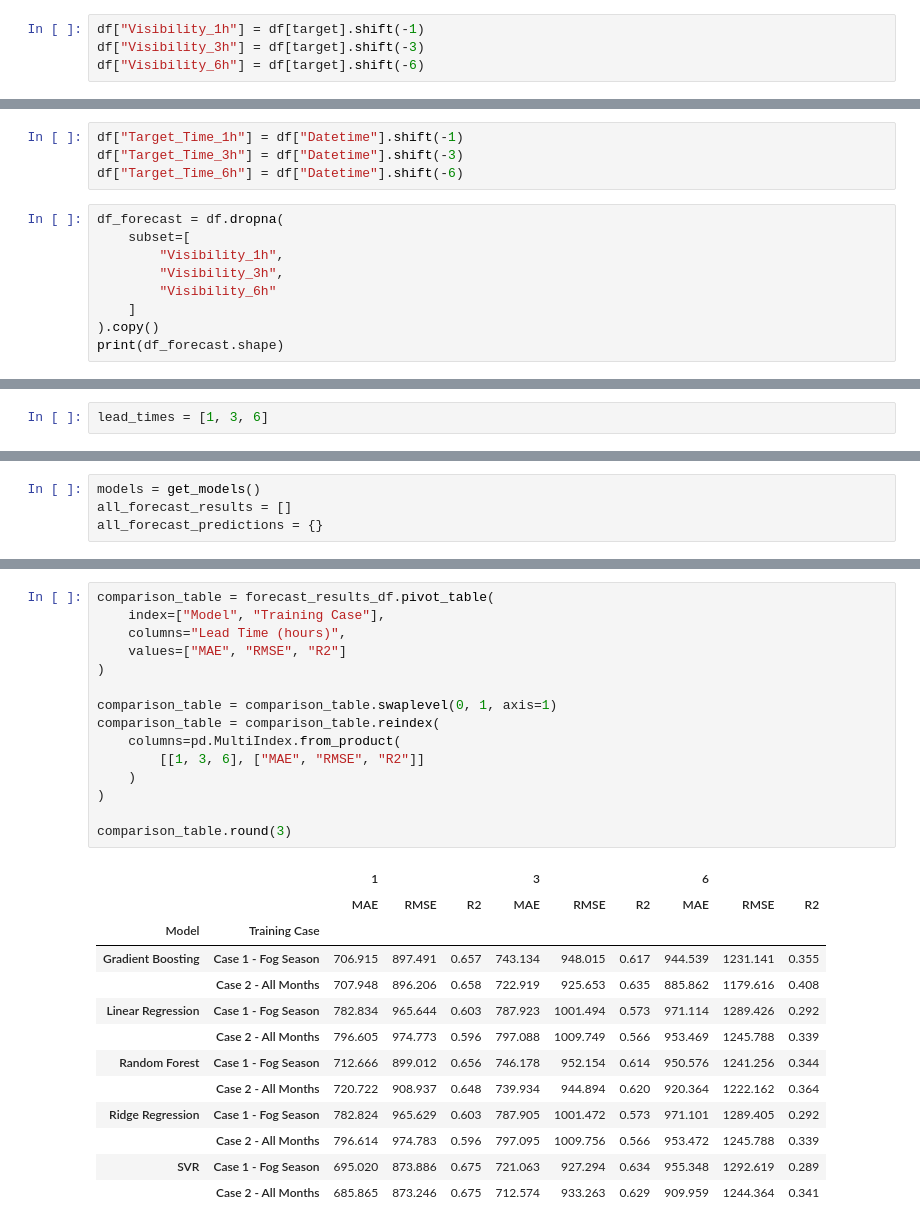
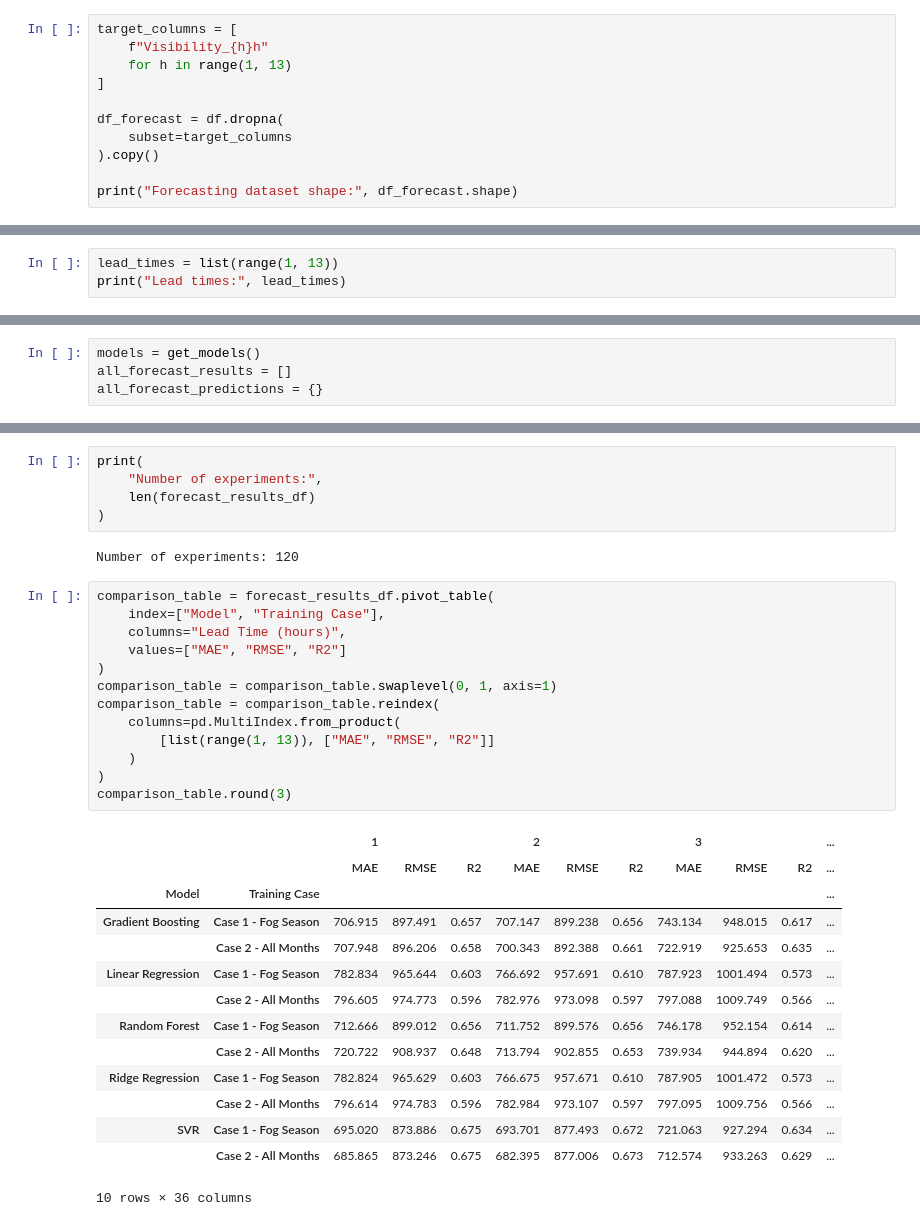
Before and after one commit to Anwesha-TU/AeroViz, a Jupyter notebook: codes/forecasting.ipynb, the cells around one changed output, grey strips where cells are left out. Saved outputs shown, nothing was run; the diff lists cells and outputs as text.

```diff
--- a/codes/forecasting.ipynb
+++ b/codes/forecasting.ipynb
@@ -61,4 +65,11 @@ target = "Visibility"
 # %%
-df["Visibility_1h"] = df[target].shift(-1)
-df["Visibility_3h"] = df[target].shift(-3)
-df["Visibility_6h"] = df[target].shift(-6)
+target_columns = [
+    f"Visibility_{h}h"
+    for h in range(1, 13)
+]
+
+df_forecast = df.dropna(
+    subset=target_columns
+).copy()
+
+print("Forecasting dataset shape:", df_forecast.shape)
@@ -65,13 +77,0 @@ df["Visibility_6h"] = df[target].shift(-6)
-# %%
-df["Target_Time_1h"] = df["Datetime"].shift(-1)
-df["Target_Time_3h"] = df["Datetime"].shift(-3)
-df["Target_Time_6h"] = df["Datetime"].shift(-6)
-# %%
-df_forecast = df.dropna(
-    subset=[
-        "Visibility_1h",
-        "Visibility_3h",
-        "Visibility_6h"
-    ]
-).copy()
-print(df_forecast.shape)
@@ -238,4 +249,5 @@ def run_forecast(
         "MAE": mae, "MSE": mse, "RMSE": rmse, "R2": r2, "Actual": y_test, "Predicted": y_pred
     }
 # %%
-lead_times = [1, 3, 6]
+lead_times = list(range(1, 13))
+print("Lead times:", lead_times)
@@ -341,29 +351,35 @@ forecast_results_df
+# %%
+print(
+    "Number of experiments:",
+    len(forecast_results_df)
+)
+# %% [output]
+Number of experiments: 120
 # %%
 comparison_table = forecast_results_df.pivot_table(
     index=["Model", "Training Case"],
     columns="Lead Time (hours)",
     values=["MAE", "RMSE", "R2"]
 )
-
 comparison_table = comparison_table.swaplevel(0, 1, axis=1)
 comparison_table = comparison_table.reindex(
     columns=pd.MultiIndex.from_product(
-        [[1, 3, 6], ["MAE", "RMSE", "R2"]]
+        [list(range(1, 13)), ["MAE", "RMSE", "R2"]]
     )
 )
-
 comparison_table.round(3)
 # %% [output]
-|  |  | 1 |  |  | 3 |  |  | 6 |  |  |
-|  |  | MAE | RMSE | R2 | MAE | RMSE | R2 | MAE | RMSE | R2 |
-| Model | Training Case |  |  |  |  |  |  |  |  |  |
-| Gradient Boosting | Case 1 - Fog Season | 706.915 | 897.491 | 0.657 | 743.134 | 948.015 | 0.617 | 944.539 | 1231.141 | 0.355 |
-|  | Case 2 - All Months | 707.948 | 896.206 | 0.658 | 722.919 | 925.653 | 0.635 | 885.862 | 1179.616 | 0.408 |
-| Linear Regression | Case 1 - Fog Season | 782.834 | 965.644 | 0.603 | 787.923 | 1001.494 | 0.573 | 971.114 | 1289.426 | 0.292 |
-|  | Case 2 - All Months | 796.605 | 974.773 | 0.596 | 797.088 | 1009.749 | 0.566 | 953.469 | 1245.788 | 0.339 |
-| Random Forest | Case 1 - Fog Season | 712.666 | 899.012 | 0.656 | 746.178 | 952.154 | 0.614 | 950.576 | 1241.256 | 0.344 |
-|  | Case 2 - All Months | 720.722 | 908.937 | 0.648 | 739.934 | 944.894 | 0.620 | 920.364 | 1222.162 | 0.364 |
-| Ridge Regression | Case 1 - Fog Season | 782.824 | 965.629 | 0.603 | 787.905 | 1001.472 | 0.573 | 971.101 | 1289.405 | 0.292 |
-|  | Case 2 - All Months | 796.614 | 974.783 | 0.596 | 797.095 | 1009.756 | 0.566 | 953.472 | 1245.788 | 0.339 |
-| SVR | Case 1 - Fog Season | 695.020 | 873.886 | 0.675 | 721.063 | 927.294 | 0.634 | 955.348 | 1292.619 | 0.289 |
-|  | Case 2 - All Months | 685.865 | 873.246 | 0.675 | 712.574 | 933.263 | 0.629 | 909.959 | 1244.364 | 0.341 |
+|  |  | 1 |  |  | 2 |  |  | 3 |  |  | ... |
+|  |  | MAE | RMSE | R2 | MAE | RMSE | R2 | MAE | RMSE | R2 | ... |
+| Model | Training Case |  |  |  |  |  |  |  |  |  | ... |
+| Gradient Boosting | Case 1 - Fog Season | 706.915 | 897.491 | 0.657 | 707.147 | 899.238 | 0.656 | 743.134 | 948.015 | 0.617 | ... |
+|  | Case 2 - All Months | 707.948 | 896.206 | 0.658 | 700.343 | 892.388 | 0.661 | 722.919 | 925.653 | 0.635 | ... |
+| Linear Regression | Case 1 - Fog Season | 782.834 | 965.644 | 0.603 | 766.692 | 957.691 | 0.610 | 787.923 | 1001.494 | 0.573 | ... |
+|  | Case 2 - All Months | 796.605 | 974.773 | 0.596 | 782.976 | 973.098 | 0.597 | 797.088 | 1009.749 | 0.566 | ... |
+| Random Forest | Case 1 - Fog Season | 712.666 | 899.012 | 0.656 | 711.752 | 899.576 | 0.656 | 746.178 | 952.154 | 0.614 | ... |
+|  | Case 2 - All Months | 720.722 | 908.937 | 0.648 | 713.794 | 902.855 | 0.653 | 739.934 | 944.894 | 0.620 | ... |
+| Ridge Regression | Case 1 - Fog Season | 782.824 | 965.629 | 0.603 | 766.675 | 957.671 | 0.610 | 787.905 | 1001.472 | 0.573 | ... |
+|  | Case 2 - All Months | 796.614 | 974.783 | 0.596 | 782.984 | 973.107 | 0.597 | 797.095 | 1009.756 | 0.566 | ... |
+| SVR | Case 1 - Fog Season | 695.020 | 873.886 | 0.675 | 693.701 | 877.493 | 0.672 | 721.063 | 927.294 | 0.634 | ... |
+|  | Case 2 - All Months | 685.865 | 873.246 | 0.675 | 682.395 | 877.006 | 0.673 | 712.574 | 933.263 | 0.629 | ... |
+10 rows × 36 columns
```
Also changed, not shown: parts of 50 cells of this notebook, 7 other files.
